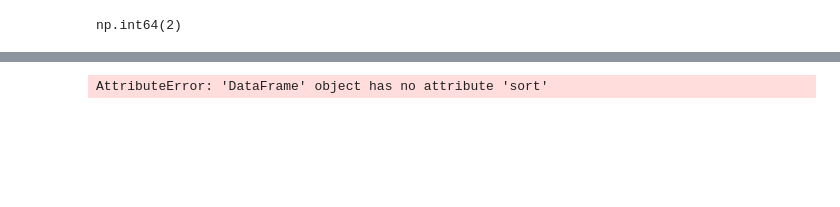
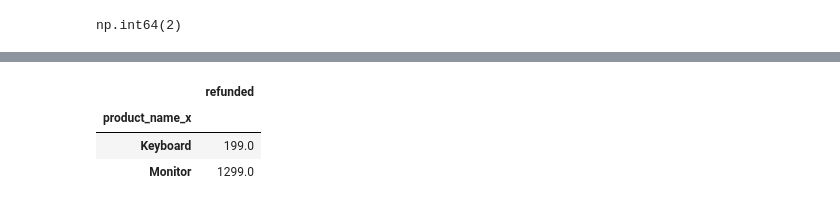
Before and after one commit to xy2357/code, a Jupyter notebook: Learning/pandas/level1.ipynb, the cells around one changed output, grey strips where cells are left out. Saved outputs shown, nothing was run; the diff lists cells and outputs as text; code cells hidden in the pictures; blank space fills up the shorter version.

```diff
--- a/Learning/pandas/level1.ipynb
+++ b/Learning/pandas/level1.ipynb
@@ -542,9 +460,12 @@ dtype: float64
 # %%
-refunded_report.groupby('product_name').agg(
+refunded_report.groupby('product_name_x').agg(
     refunded=('final_amount',sum)
 )
 # %% [output]
-AttributeError: 'DataFrame' object has no attribute 'sort'
+|  | refunded |
+| product_name_x |  |
+| Keyboard | 199.0 |
+| Monitor | 1299.0 |
 # %%
 df_all
 # %% [output]
```
Also changed, not shown: parts of 16 cells of this notebook, 7 other files.
